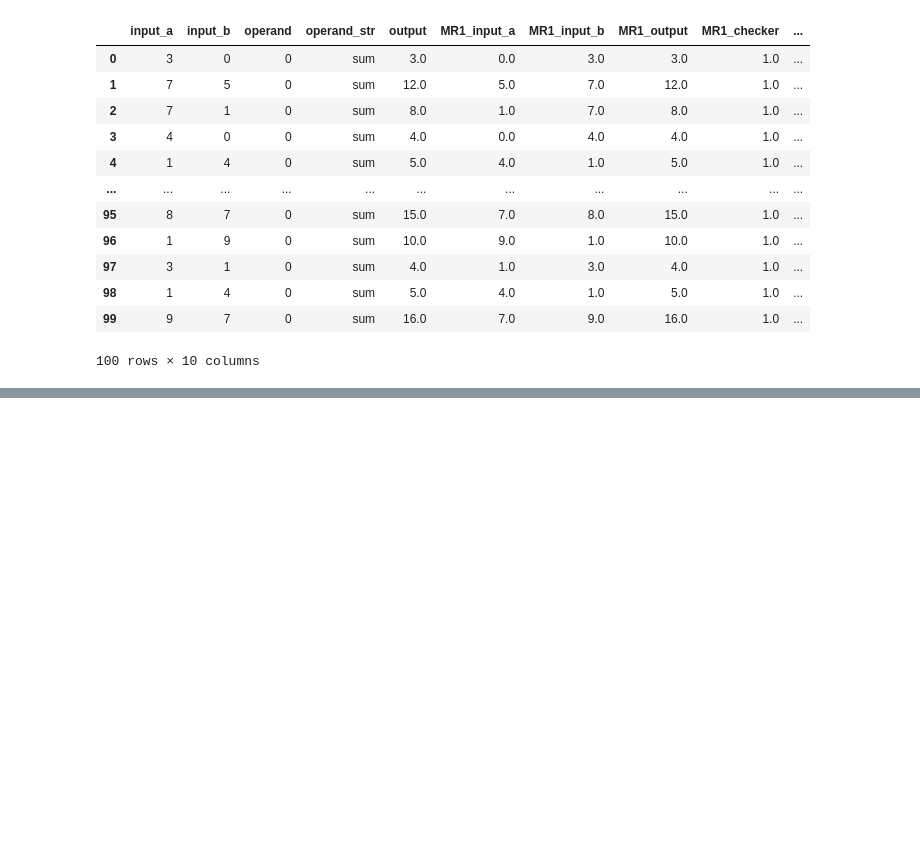
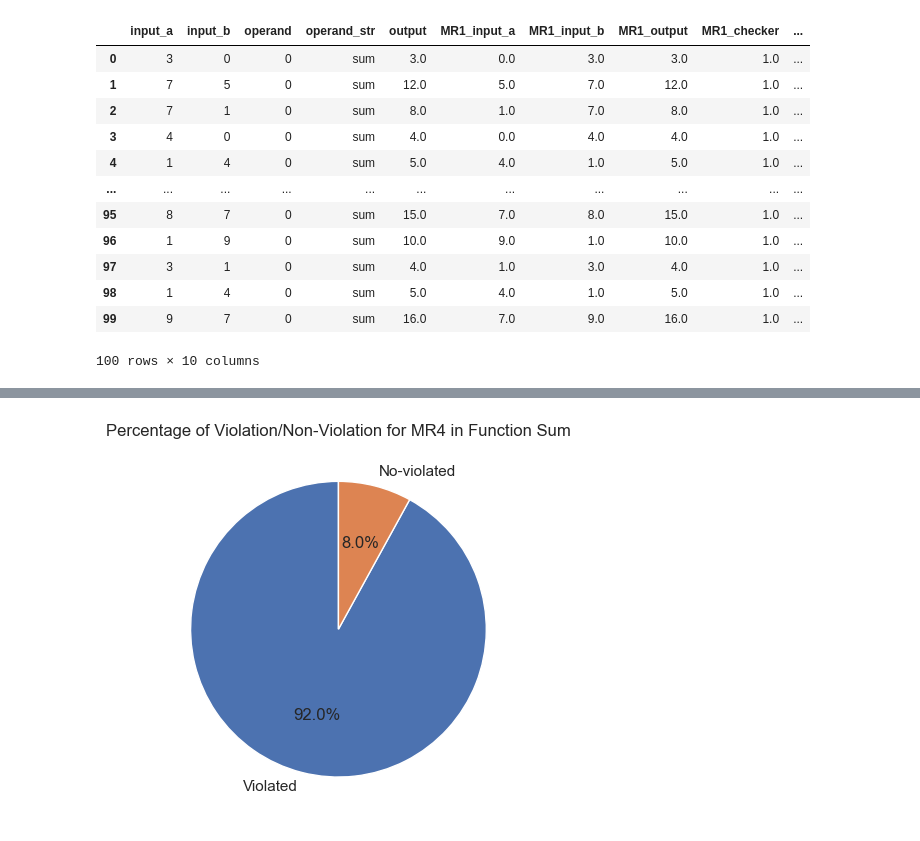
Before and after one commit to aduquet/PhDStuff_repo, a Jupyter notebook: PasiveTestingUsingMTplusFuzzTesting/preposFast.ipynb, the cells around one changed output, grey strips where cells are left out. Cells and saved outputs as stored; diff of their text form; code cells hidden in the pictures; blank space fills up the shorter version.

```diff
--- a/PasiveTestingUsingMTplusFuzzTesting/preposFast.ipynb
+++ b/PasiveTestingUsingMTplusFuzzTesting/preposFast.ipynb
@@ -162,0 +202,7 @@ df1_sum
+# %%
+labels = ['Violated', 'No-violated']
+plt.pie(df_count_MR4, labels=labels, autopct='%1.1f%%', startangle=90)
+plt.title('Percentage of Violation/Non-Violation for MR4 in Function Sum')
+plt.show()
+# %% [output]
+[figure, added]
```
Also changed, not shown: parts of 9 cells of this notebook, 12 other files.
